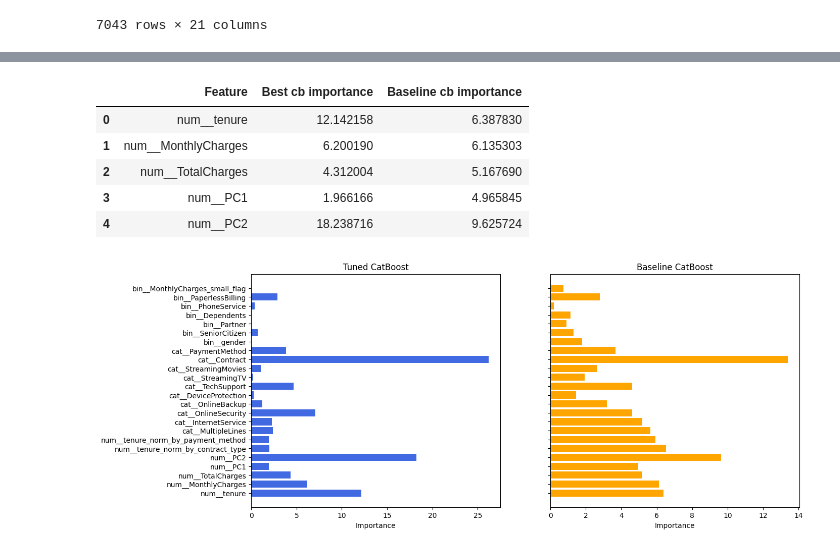
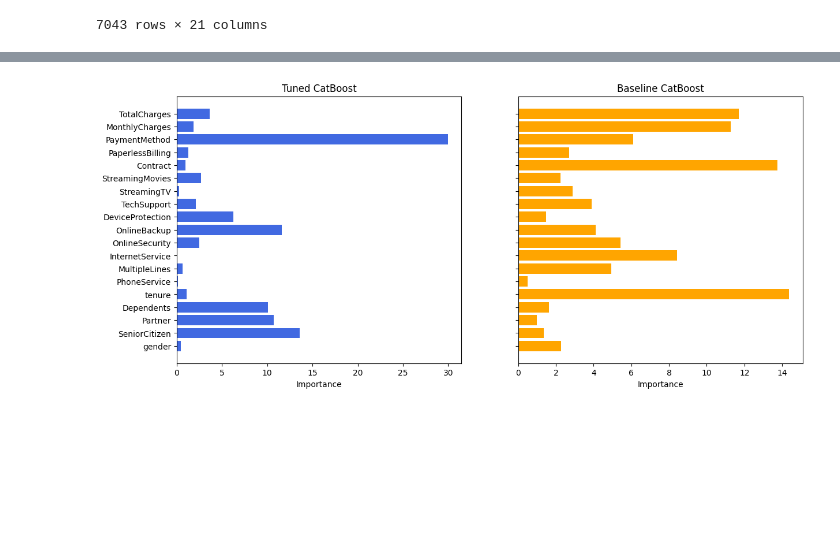
Before and after one commit to OlegTertychnyi/ML-labs-Tert, a Jupyter notebook: lab03/notebooks/lab03.ipynb, the cells around one changed output, grey strips where cells are left out. Saved outputs shown, nothing was run; the diff lists cells and outputs as text; code cells hidden in the pictures; blank space fills up the shorter version.

```diff
--- a/lab03/notebooks/lab03.ipynb
+++ b/lab03/notebooks/lab03.ipynb
@@ -80,8 +80,8 @@ csv_path
 # %% [output]
 PosixPath('/home/optert/ML-labs-Tert/lab03/data/raw/telco.csv')
 # %%
-X = pd.read_csv(csv_path)
-X
+df = pd.read_csv(csv_path)
+df
 # %% [output]
 |  | customerID | gender | SeniorCitizen | Partner | Dependents | tenure | PhoneService | MultipleLines | ... |
 | 0 | 7590-VHVEG | Female | 0 | Yes | No | 1 | No | No phone service | ... |
@@ -97,10 +97,9 @@ X
 | 7042 | 3186-AJIEK | Male | 0 | No | No | 66 | Yes | No | ... |
 7043 rows × 21 columns
 # %%
-y = X.pop('Churn')
-
-# Переводим TotalCharges и SeniorCitizen в нужные типы
-X['TotalCharges'] = pd.to_numeric(X['TotalCharges'], errors='coerce')
-X['TotalCharges'] = X['TotalCharges'].fillna(X['TotalCharges'].mean())
-X['SeniorCitizen'] = X['SeniorCitizen'].apply(lambda x: 'Yes' if x == 1 else 'No')
+for col in df.select_dtypes(include=['object']).columns:
+    df[col] = df[col].astype(str).str.strip()
+df["TotalCharges"] = pd.to_numeric(df["TotalCharges"], errors="coerce")
+df["Churn"] = (df["Churn"] == "Yes").astype(int)
+df["TotalCharges"] = df["TotalCharges"].fillna(df["TotalCharges"].median())
 # %%
@@ -121,14 +133 @@ X['MonthlyCharges_small_flag'] = X['MonthlyCharges'].apply(lambda x: 'Yes' if x
-# %%
-# Разделяем фичи
-sku = ['customerID']
-numeric = ['tenure', 'MonthlyCharges', 'TotalCharges', 'PC1', 'PC2', 'tenure_norm_by_contract_type', 'tenure_norm_by_payment_method']
-categorical = X.columns.drop(numeric + sku).tolist()
-binary = X.columns[X.nunique() == 2].tolist()
-for cat in binary:
-    if cat in categorical:
-        categorical.remove(cat)
-
-# Переведем метки в 1/0
-le_churn = LabelEncoder()
-y = le_churn.fit_transform(y)
 # %%
@@ -539,6 +547,12 @@ pd.DataFrame(results)
 # %%
+# 1) имена признаков – CatBoost использует их в том виде, в котором есть в X_train
+feature_names = X_train.columns.tolist()
+
+# 2) создаём таблицу важностей
 fi = pd.DataFrame({
-    'Feature':  pre.get_feature_names_out(),
-    'Best cb importance': best_cb_model.get_feature_importance(),
-    'Baseline cb importance': cb_pipeline.named_steps['model'].get_feature_importance()
+    "Feature": feature_names,
+    "Baseline CatBoost Importance": cb_model.get_feature_importance(),
+    "Tuned CatBoost Importance": best_cb_model.get_feature_importance(),
 })
+
+fi
@@ -545,21 +577,12 @@ fi = pd.DataFrame({
-# %%
-fi.head()
-# %% [output]
-|  | Feature | Best cb importance | Baseline cb importance |
-| 0 | num__tenure | 12.142158 | 6.387830 |
-| 1 | num__MonthlyCharges | 6.200190 | 6.135303 |
-| 2 | num__TotalCharges | 4.312004 | 5.167690 |
-| 3 | num__PC1 | 1.966166 | 4.965845 |
-| 4 | num__PC2 | 18.238716 | 9.625724 |
 # %%
 fig, axes = plt.subplots(1, 2, figsize=(14, 6), sharey=True)
-axes[0].barh(fi["Feature"], fi["Best cb importance"], color="royalblue")
+axes[0].barh(fi["Feature"], fi["Tuned CatBoost Importance"], color="royalblue")
 axes[0].set_title("Tuned CatBoost")
 axes[0].set_xlabel("Importance")
 
-axes[1].barh(fi["Feature"], fi["Baseline cb importance"], color="orange")
+axes[1].barh(fi["Feature"], fi["Baseline CatBoost Importance"], color="orange")
 axes[1].set_title("Baseline CatBoost")
 axes[1].set_xlabel("Importance")
 plt.show()
 # %% [output]
-[figure, old version]
+[figure, new version]
```
Also changed, not shown: parts of 15 cells of this notebook, 1 other file.
